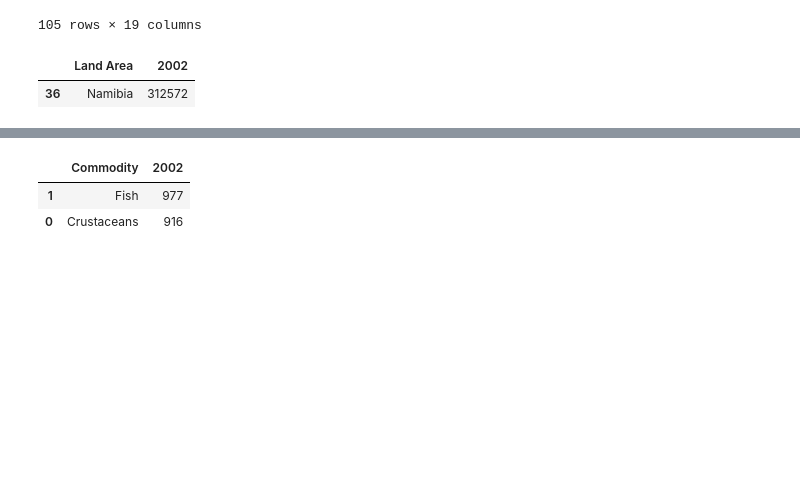
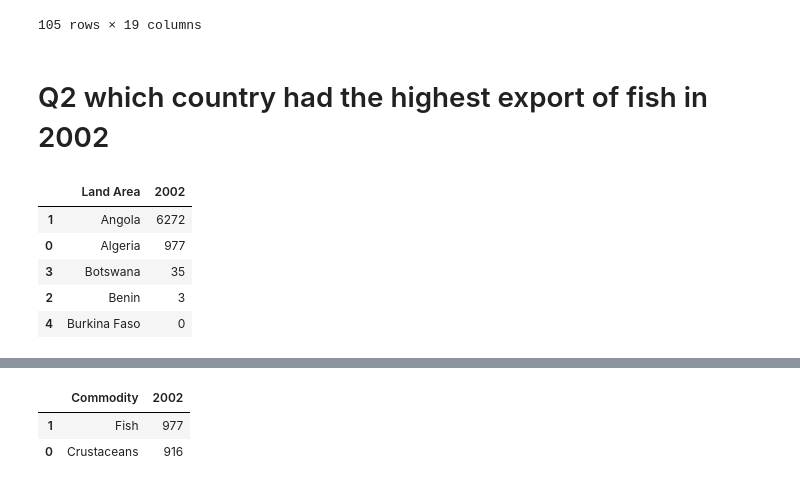
Before and after one commit to babalolatoluwayemi/python_class, a Jupyter notebook: Project work.ipynb, the cells around one changed output, grey strips where cells are left out. Saved outputs shown, nothing was run; the diff lists cells and outputs as text; code cells hidden in the pictures; blank space fills up the shorter version.

```diff
--- a/Project work.ipynb
+++ b/Project work.ipynb
@@ -106,14 +125,28 @@ highest_export
 | 215 | Zimbabwe | Export | Crustaceans | 1 | 2 | 2 | 0 | 2 | 0 | 0 | ... |
 | 217 | Zimbabwe | Import | Crustaceans | 79 | 41 | 61 | 28 | 53 | 171 | 48 | ... |
 105 rows × 19 columns
+# %% [markdown]
+
+# Q2 which country had  the highest export of fish in 2002
 # %%
 # which country had  the highest export of fish in 2002
-year_list = ['2002']
-highest_export = df[df['Commodity'] == "Fish"]
-com = highest_export[highest_export['Trade flow'] == "Export"]
-h_e = com.groupby('Land Area') [year_list].sum().reset_index()
-h_e.columns = ['Land Area',  '2002']
-h_e.sort_values(ascending = False, by = '2002').head(1)
+ex= df[df["Trade flow"] == "Export"]
+# ex.head()
+fish = ex[ex["Commodity"] == "Fish"]
+# fish.head()
+la = fish[["Land Area", "Trade flow", "2002"]]
+f = la.groupby("Land Area")["2002"].sum().head().reset_index()
+dff2= f.sort_values(ascending = False, by = '2002')
+dff2
+# highest_export = df[df['Commodity'] == "Fish"]
+# com = highest_export[highest_export['Trade flow'] == "Export"]
+# h_e = com.groupby('Land Area') [year_list].sum().reset_index()
+# h_e.columns = ['Land Area',  '2002']
+# h_e.sort_values(ascending = False, by = '2002').head(10)
 # %% [output]
 |  | Land Area | 2002 |
-| 36 | Namibia | 312572 |
+| 1 | Angola | 6272 |
+| 0 | Algeria | 977 |
+| 3 | Botswana | 35 |
+| 2 | Benin | 3 |
+| 4 | Burkina Faso | 0 |
```
Also changed, not shown: parts of 45 cells of this notebook.
